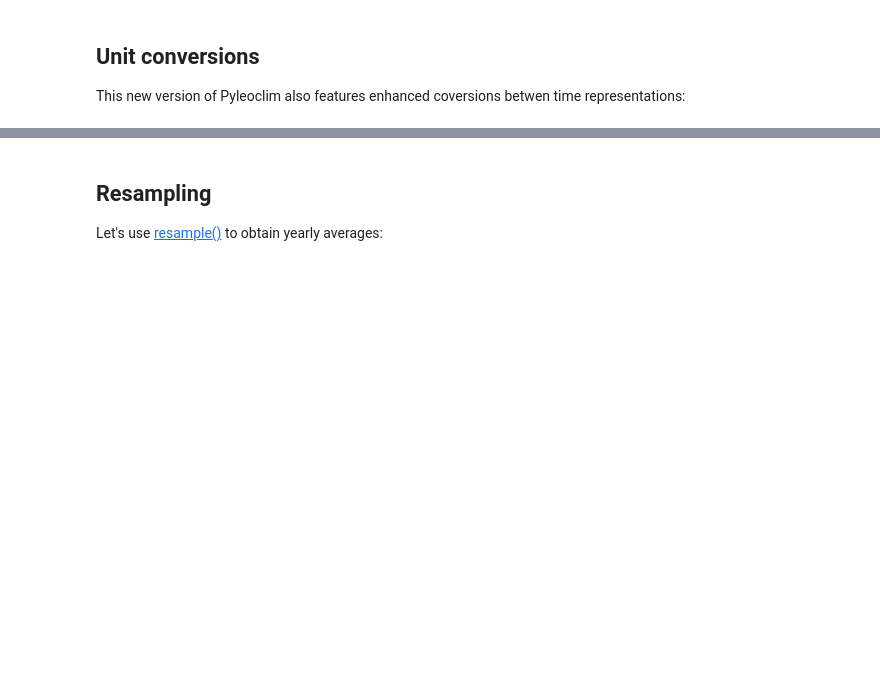
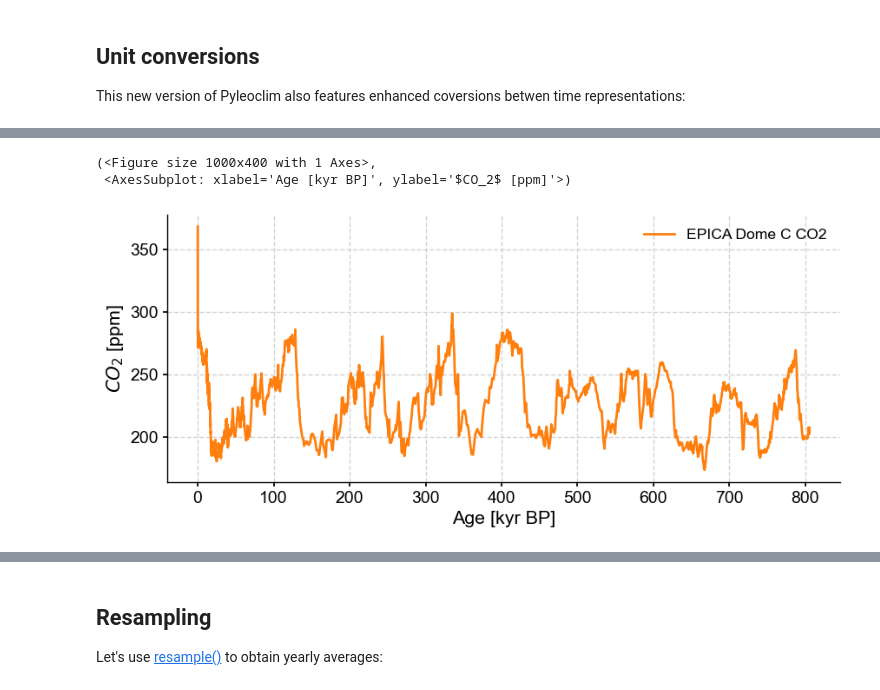
Before and after one commit to LinkedEarth/Pyleoclim_util, a Jupyter notebook: example_notebooks/Paleopandas Playground.ipynb, the cells around one changed output, grey strips where cells are left out. Saved outputs shown, nothing was run; the diff lists cells and outputs as text; code cells hidden in the pictures; blank space fills up the shorter version.

```diff
--- a/example_notebooks/Paleopandas Playground.ipynb
+++ b/example_notebooks/Paleopandas Playground.ipynb
@@ -178,0 +217,4 @@ Notice how the datetime index is unchanged by the time unit conversion: no matte
+# %%
+path = 'ftp://ftp.ncdc.noaa.gov/pub/data/paleo/icecore/antarctica/antarctica2015co2composite.txt'
+co2df = pd.read_csv(path, skiprows=137, sep='\t')
+co2df.head()
@@ -178,0 +228,7 @@ Notice how the datetime index is unchanged by the time unit conversion: no matte
+# %%
+co2ts = pyleo.Series(time=co2df['age_gas_calBP']/1000,value= co2df['co2_ppm'],time_name='Age',time_unit='kyr BP',value_name = r'$CO_2$',value_unit='ppm',label='EPICA Dome C CO2')
+co2ts.plot(color='C1')
+# %% [output]
+(<Figure size 1000x400 with 1 Axes>,
+ <AxesSubplot: xlabel='Age [kyr BP]', ylabel='$CO_2$ [ppm]'>)
+[figure, added]
```
Also changed, not shown: parts of 23 cells of this notebook, 2 other files.
